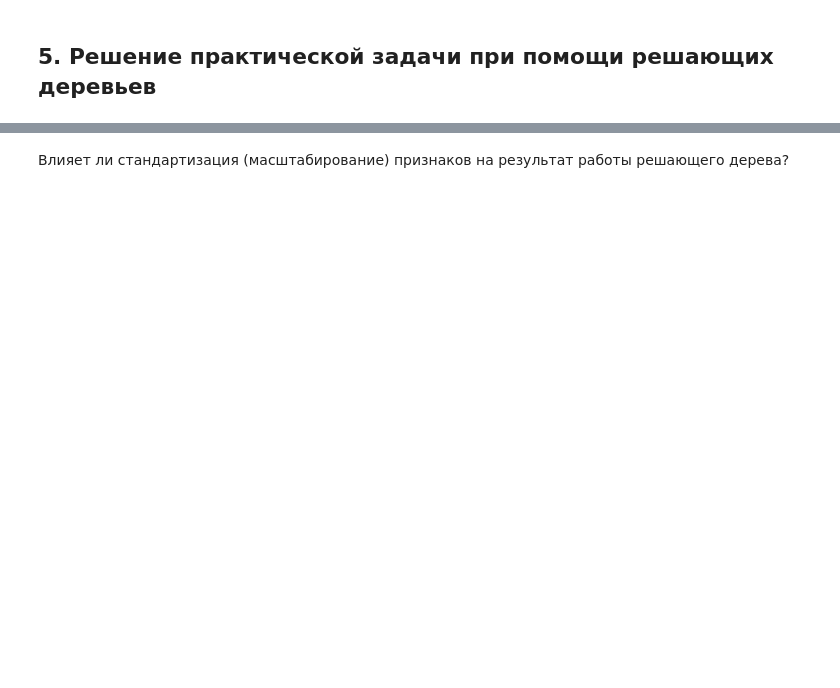
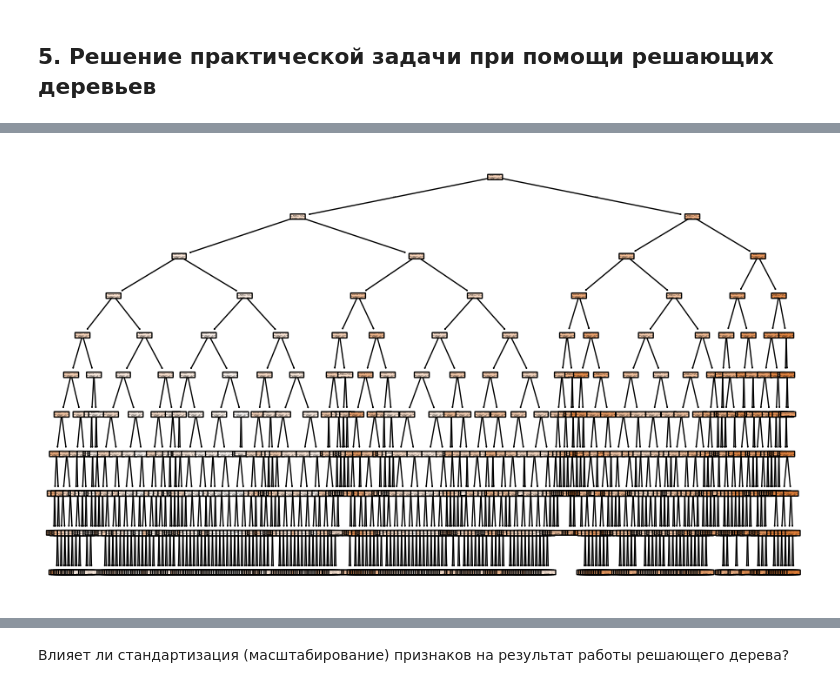
Before and after one commit to Aborevsky01/machine_learning, a Jupyter notebook: seminars/practice-07-decision-trees.ipynb, the cells around one changed output, grey strips where cells are left out. Drawn from its saved outputs; the diff is of its cells as text; code cells hidden in the pictures; blank space fills up the shorter version.

```diff
--- a/seminars/practice-07-decision-trees.ipynb
+++ b/seminars/practice-07-decision-trees.ipynb
@@ -274,7 +342,9 @@ plt.ylabel("MSE");
 # %%
 dt = DecisionTreeRegressor(max_depth=10, min_samples_leaf=8, random_state=13)
 dt.fit(X_train, y_train)
-# plot_tree(dt, feature_names=california_X.columns, filled=True, rounded=True);
-# plt.savefig('название_файла', dpi=300)
+plot_tree(dt, feature_names=california_X.columns, filled=True, rounded=True);
+plt.savefig('Tree for California, depth 10', dpi=300)
+# %% [output]
+[figure, added]
 # %%
 mean_squared_error(y_test, dt.predict(X_test))
```
Also changed, not shown: parts of 30 cells of this notebook, 20 other files.
